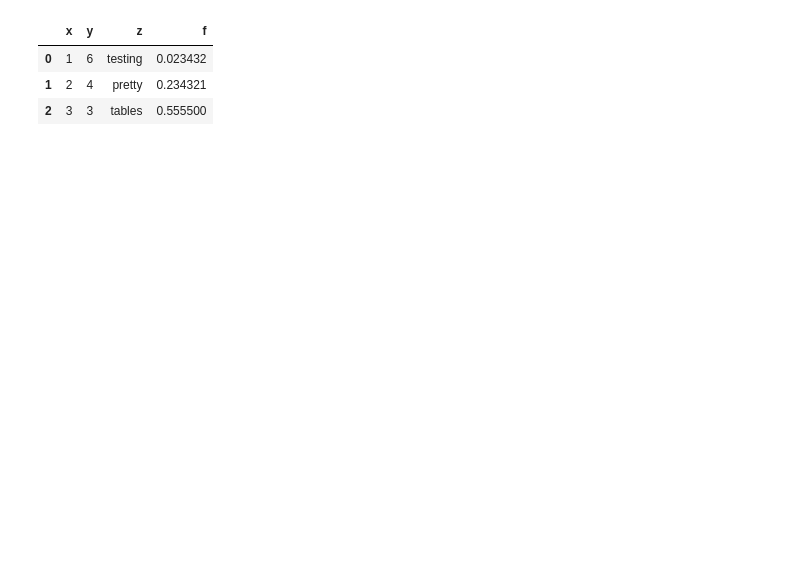
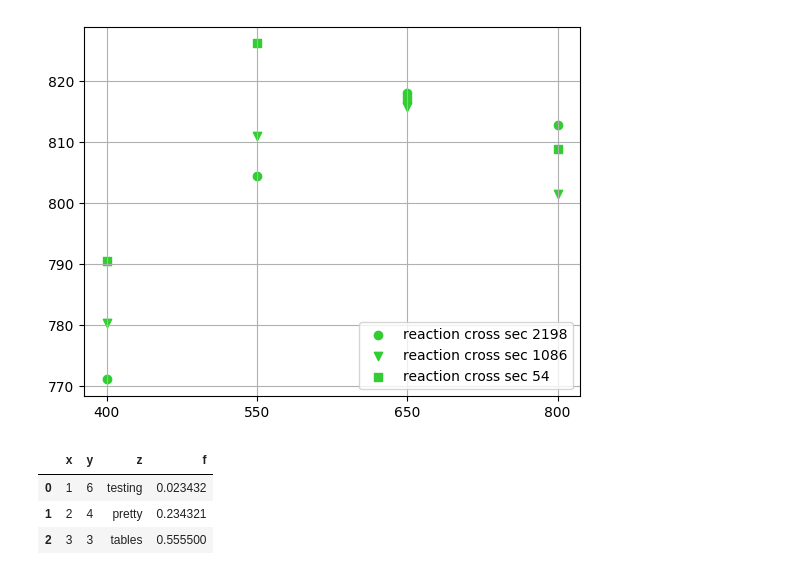
Before and after one commit to jenegger/r3bweek24_gsi, a Jupyter notebook: overview_cross_section.ipynb, the cells around one changed output. Saved outputs shown, nothing was run; the diff lists cells and outputs as text; code cells hidden in the pictures; blank space fills up the shorter version.

```diff
--- a/overview_cross_section.ipynb
+++ b/overview_cross_section.ipynb
@@ -45,3 +121,12 @@ from ipywidgets import *
+# %%
+fig, ax = plt.subplots()
+ax.scatter(energy_vals,tot_cs_2198_val,label="reaction cross sec 2198",color='limegreen',marker="o")
+ax.scatter(energy_vals,tot_cs_1086_val,label="reaction cross sec 1086",color ='limegreen',marker="v")
+ax.scatter(energy_vals,tot_cs_54_val,label="reaction cross sec 54",color='limegreen',marker="s")
+ax.legend()
+ax.grid()
+# %% [output]
+[figure, added]
 # %%
 df = pd.DataFrame({"x":[1,2,3], "y":[6,4,3], "z":["testing","pretty","tables"], "f":[0.023432, 0.234321,0.5555]})
 
```
Also changed, not shown: parts of 5 cells of this notebook, 2 other files.
